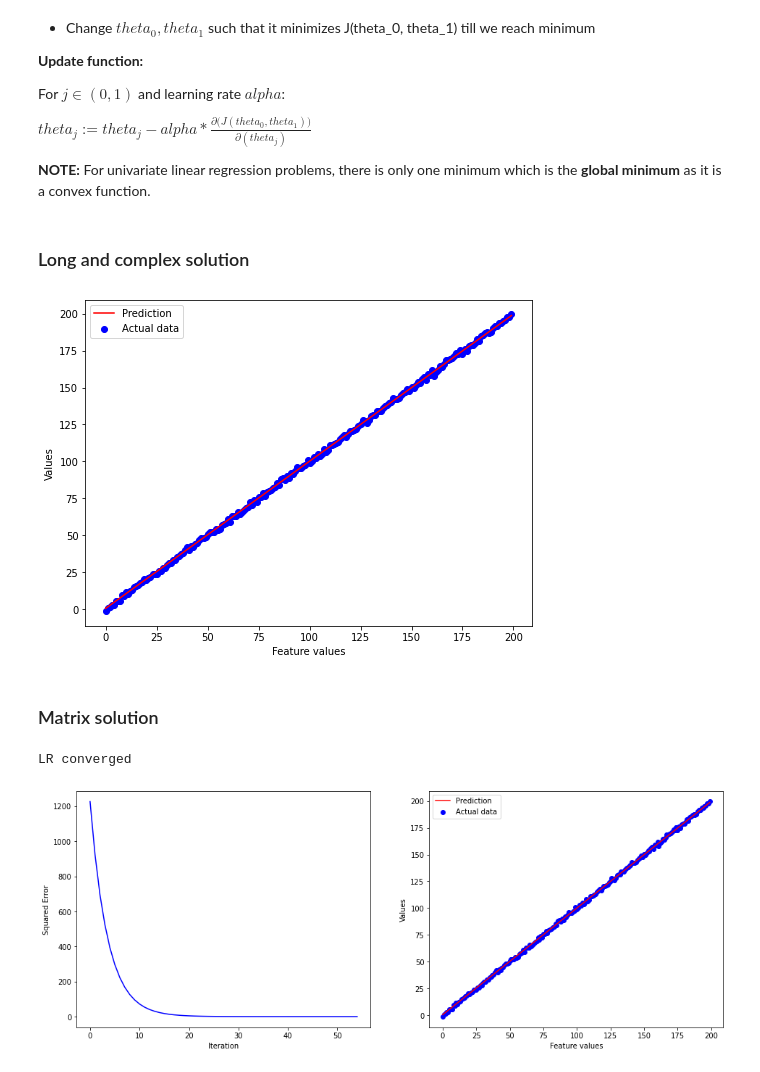
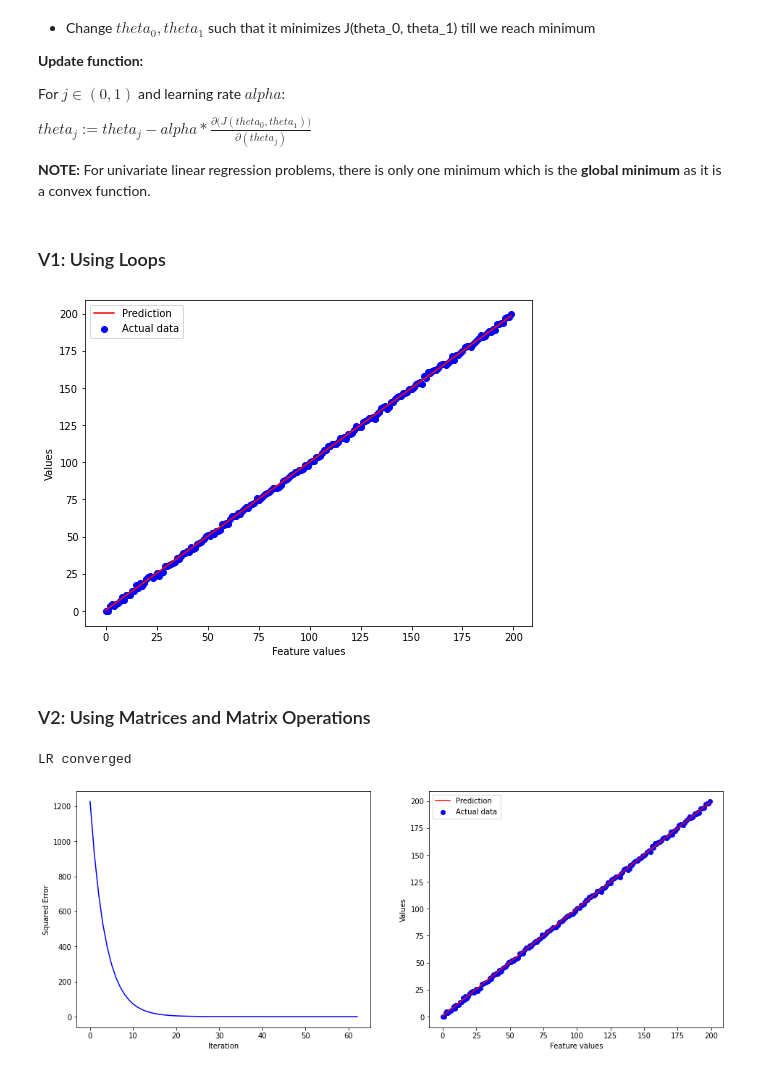
Before and after one commit to kb22/ML-Resources, a Jupyter notebook: Univariate Linear Regression.ipynb, the cells around one changed output. Cells and saved outputs as stored; diff of their text form; code cells hidden in the pictures.

```diff
--- a/Univariate Linear Regression.ipynb
+++ b/Univariate Linear Regression.ipynb
@@ -57,10 +59,8 @@ $ theta_j := theta_j - alpha * \frac{\partial \big( J(theta_0, theta_1) \big) }{
 
 **NOTE:** For univariate linear regression problems, there is only one minimum which is the **global minimum** as it is a convex function.
 # %% [markdown]
-### Long and complex solution
+### V1: Using Loops
 # %%
-# Long and complex
-
 ## Define parameters
 theta_0 = 0.5
 theta_1 = 0.5
@@ -110,15 +110,15 @@ for i in np.arange(200):
 
 ## Plot results
 plt.figure(figsize = (8, 6))
-plt.scatter(np.arange(200), data, color = "blue", label = "Actual data") # Real data
+plt.scatter(np.arange(200), y, color = "blue", label = "Actual data") # Real data
 plt.plot(predictions, color = "red", label = "Prediction") # Predicted linear regression line
 plt.xlabel("Feature values")
 plt.ylabel("Values")
 plt.legend();
 # %% [output]
-[figure, old version]
+[figure, new version]
 # %% [markdown]
-### Matrix solution
+### V2: Using Matrices and Matrix Operations
 # %%
 class univariate_linear_regression():
 
@@ -163,22 +163,22 @@ class univariate_linear_regression():
 # %%
 # Run algorithm
 lr = univariate_linear_regression()
-errors = lr.train(x, y, 1000, 0.0001)
+errors = lr.train(x, y, 1000, 0.00001)
 
 # Create plot
 fig, ax = plt.subplots(1, 2, figsize = (16, 6))
 
 # Plot errors
 ax[0].plot(errors, color = "blue")
 ax[0].set_xlabel("Iteration")
 ax[0].set_ylabel("Squared Error")
 
 ## Plot results
-ax[1].scatter(np.arange(200), data, color = "blue", label = "Actual data") # Real data
+ax[1].scatter(np.arange(200), y, color = "blue", label = "Actual data") # Real data
 ax[1].plot(lr.predict(x), color = "red", label = "Prediction") # Predicted linear regression line
 ax[1].set_xlabel("Feature values")
 ax[1].set_ylabel("Values")
 ax[1].legend();
 # %% [output]
 LR converged
-[figure, old version]
+[figure, new version]
```
Also changed, not shown: parts of 4 cells of this notebook.
